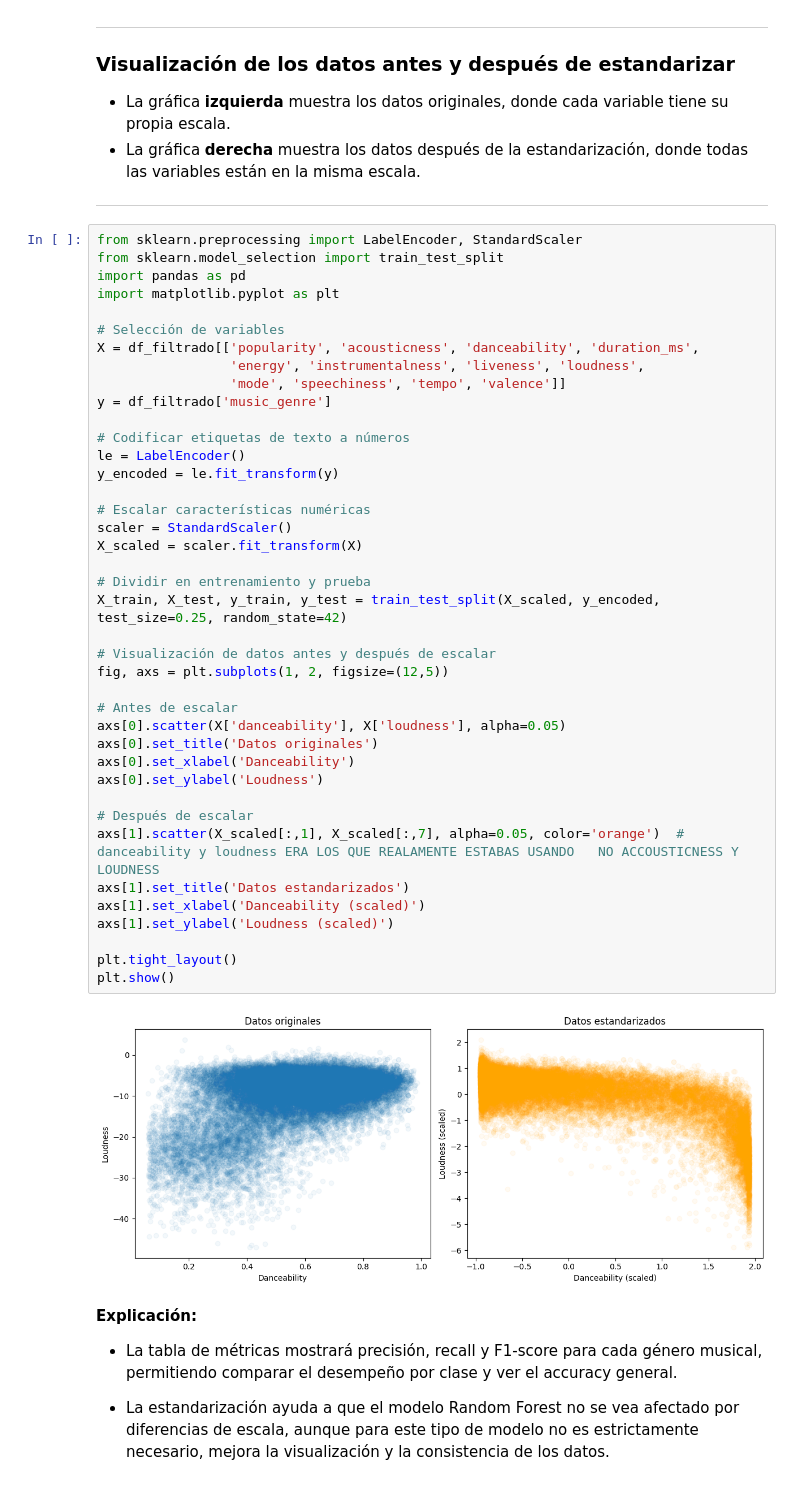
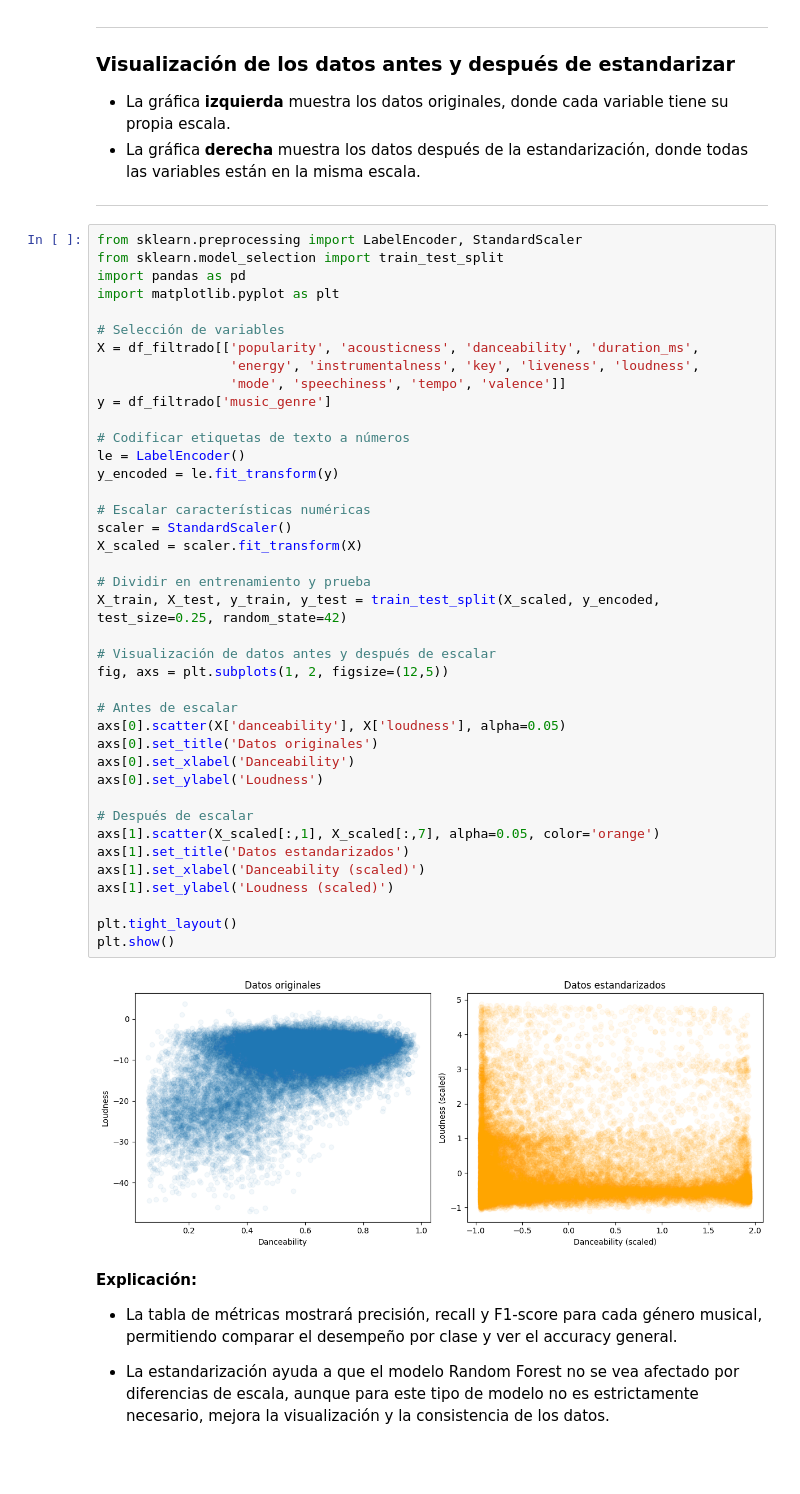
Before and after one commit to NoeRodriguez2104/Trabajo-IA-1, a Jupyter notebook: proyecto_musica.ipynb, the cells around one changed output. Drawn from its saved outputs; the diff is of its cells as text.

```diff
--- a/proyecto_musica.ipynb
+++ b/proyecto_musica.ipynb
@@ -255,40 +245,40 @@ import matplotlib.pyplot as plt
 
 # Selección de variables
 X = df_filtrado[['popularity', 'acousticness', 'danceability', 'duration_ms',
-                 'energy', 'instrumentalness', 'liveness', 'loudness',
+                 'energy', 'instrumentalness', 'key', 'liveness', 'loudness',
                  'mode', 'speechiness', 'tempo', 'valence']]
 y = df_filtrado['music_genre']
 
 # Codificar etiquetas de texto a números
 le = LabelEncoder()
 y_encoded = le.fit_transform(y)
 
 # Escalar características numéricas
 scaler = StandardScaler()
 X_scaled = scaler.fit_transform(X)
 
 # Dividir en entrenamiento y prueba
 X_train, X_test, y_train, y_test = train_test_split(X_scaled, y_encoded, test_size=0.25, random_state=42)
 
 # Visualización de datos antes y después de escalar
 fig, axs = plt.subplots(1, 2, figsize=(12,5))
 
 # Antes de escalar
 axs[0].scatter(X['danceability'], X['loudness'], alpha=0.05)
 axs[0].set_title('Datos originales')
 axs[0].set_xlabel('Danceability')
 axs[0].set_ylabel('Loudness')
 
 # Después de escalar
-axs[1].scatter(X_scaled[:,1], X_scaled[:,7], alpha=0.05, color='orange')  # danceability y loudness ERA LOS QUE REALAMENTE ESTABAS USANDO   NO ACCOUSTICNESS Y LOUDNESS
+axs[1].scatter(X_scaled[:,1], X_scaled[:,7], alpha=0.05, color='orange')
 axs[1].set_title('Datos estandarizados')
 axs[1].set_xlabel('Danceability (scaled)')
 axs[1].set_ylabel('Loudness (scaled)')
 
 plt.tight_layout()
 plt.show()
 # %% [output]
-[figure, old version]
+[figure, new version]
 # %% [markdown]
 
 
```
Also changed, not shown: parts of 9 cells of this notebook, 3 other files.
